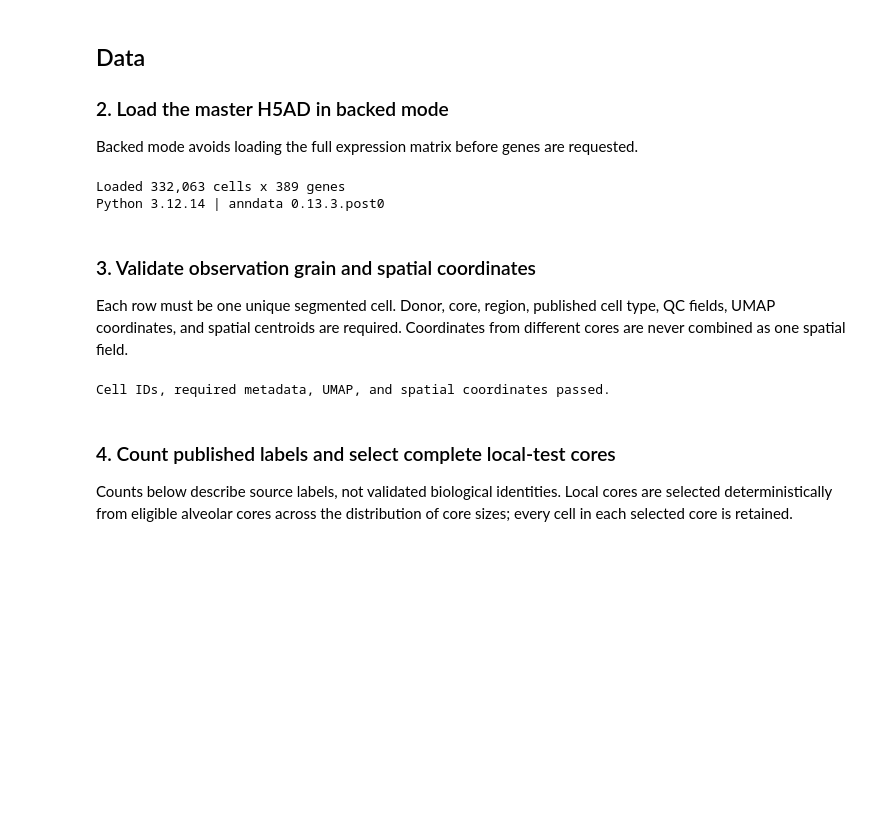
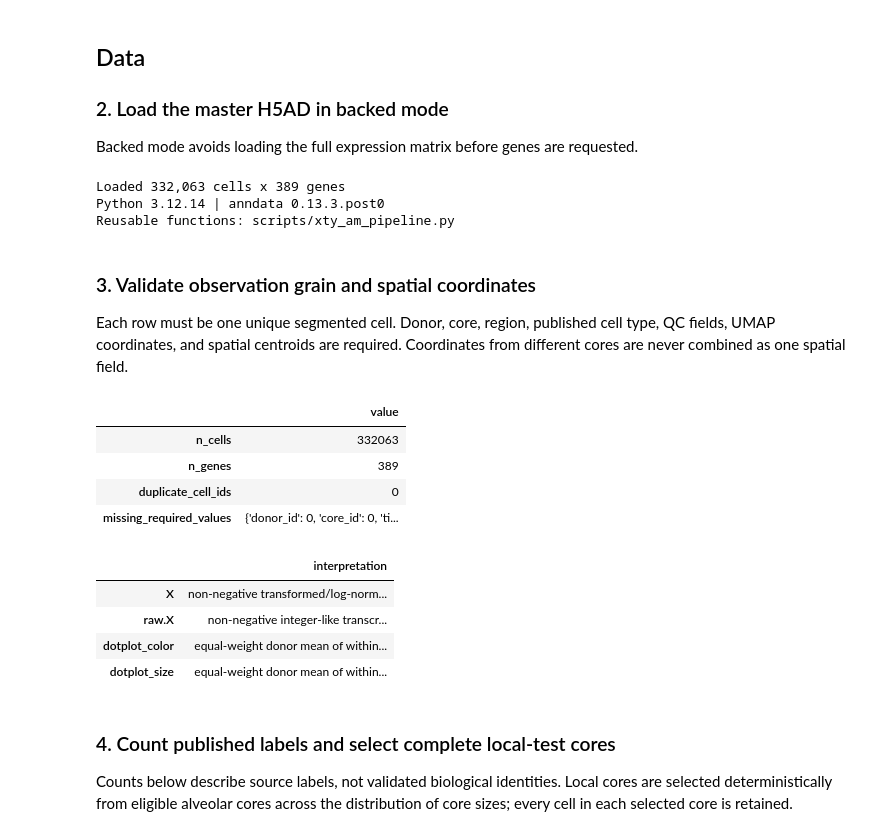
Before and after one commit to SharonWang/XTY_AM_project, a Jupyter notebook: notebooks/00_methodology_data_audit.ipynb, the cells around one changed output. Saved outputs shown, nothing was run; the diff lists cells and outputs as text; code cells hidden in the pictures; blank space fills up the shorter version.

Commit message:
Add reusable Xenium analysis pipeline

```diff
--- a/notebooks/00_methodology_data_audit.ipynb
+++ b/notebooks/00_methodology_data_audit.ipynb
@@ -51,42 +64,78 @@ Backed mode avoids loading the full expression matrix before genes are requested
 # %%
 import json
 import platform
-import sys
 
 import anndata as ad
 import numpy as np
 import pandas as pd
 
-assert DATA_PATH.exists(), f'Missing input: {DATA_PATH}'
-adata = ad.read_h5ad(DATA_PATH, backed='r')
-print(f'Loaded {adata.n_obs:,} cells x {adata.n_vars:,} genes')
-print(f'Python {platform.python_version()} | anndata {ad.__version__}')
+from scripts.xty_am_pipeline import (
+    CANONICAL_UNMEASURED_CHECKS,
+    CELLTYPE_PALETTE,
+    FOCUS_PALETTE,
+    MARKER_MODULES,
+    compute_program_scores,
+    configure_plot_style,
+    extract_marker_matrices,
+    marker_availability_table,
+    plot_focus_umap,
+    plot_full_umap,
+    plot_marker_dotplot,
+    plot_program_umap,
+    plot_spatial_celltypes,
+    plot_spatial_focus,
+    plot_spatial_programs,
+    save_figure,
+    select_representative_cores,
+    summarize_markers,
+    validate_xenium_metadata,
+)
+
+assert DATA_PATH.exists(), f"Missing input: {DATA_PATH}"
+adata = ad.read_h5ad(DATA_PATH, backed="r")
+configure_plot_style()
+print(f"Loaded {adata.n_obs:,} cells x {adata.n_vars:,} genes")
+print(f"Python {platform.python_version()} | anndata {ad.__version__}")
+print("Reusable functions: scripts/xty_am_pipeline.py")
 # %% [output]
 Loaded 332,063 cells x 389 genes
 Python 3.12.14 | anndata 0.13.3.post0
+Reusable functions: scripts/xty_am_pipeline.py
 # %% [markdown]
 ### 3. Validate observation grain and spatial coordinates
 
 Each row must be one unique segmented cell. Donor, core, region, published cell type, QC fields, UMAP coordinates, and spatial centroids are required. Coordinates from different cores are never combined as one spatial field.
 # %%
-required_obs = {
-    'donor_id', 'core_id', 'tissue_annotation', 'celltype_final',
-    'x_centroid', 'y_centroid', 'n_counts', 'n_genes',
+metadata_audit = validate_xenium_metadata(adata)
+display(pd.Series(metadata_audit, name="value").to_frame())
+
+x_probe = adata[:1000, :20].X
+raw_probe = adata.raw.X[:1000, :20]
+from scipy import sparse
+x_probe = x_probe.toarray() if sparse.issparse(x_probe) else np.asarray(x_probe)
+raw_probe = raw_probe.toarray() if sparse.issparse(raw_probe) else np.asarray(raw_probe)
+assert np.nanmin(x_probe) >= 0 and np.nanmin(raw_probe) >= 0
+assert np.allclose(raw_probe, np.round(raw_probe)), "raw.X is not integer-like"
+assert np.any(np.abs(x_probe - np.round(x_probe)) > 1e-4), "X does not appear transformed"
+
+expression_semantics = {
+    "X": "non-negative transformed/log-normalized expression",
+    "raw.X": "non-negative integer-like transcript counts",
+    "dotplot_color": "equal-weight donor mean of within-donor mean X",
+    "dotplot_size": "equal-weight donor mean of within-donor fraction raw.X > 0",
 }
-missing_obs = sorted(required_obs.difference(adata.obs.columns))
-assert not missing_obs, f'Missing required obs columns: {missing_obs}'
-assert adata.obs_names.is_unique, 'Cell identifiers are not unique'
-assert 'X_umap' in adata.obsm, 'Missing X_umap embedding'
-assert 'spatial' in adata.obsm, 'Missing spatial coordinates'
-assert adata.obsm['X_umap'].shape == (adata.n_obs, 2)
-assert adata.obsm['spatial'].shape == (adata.n_obs, 2)
-
-required_nonmissing = ['donor_id', 'core_id', 'tissue_annotation', 'celltype_final', 'x_centroid', 'y_centroid']
-missing_counts = adata.obs[required_nonmissing].isna().sum()
-assert int(missing_counts.sum()) == 0, missing_counts[missing_counts.gt(0)].to_dict()
-print('Cell IDs, required metadata, UMAP, and spatial coordinates passed.')
+display(pd.Series(expression_semantics, name="interpretation").to_frame())
 # %% [output]
-Cell IDs, required metadata, UMAP, and spatial coordinates passed.
+|  | value |
+| n_cells | 332063 |
+| n_genes | 389 |
+| duplicate_cell_ids | 0 |
+| missing_required_values | {'donor_id': 0, 'core_id': 0, 'ti... |
+|  | interpretation |
+| X | non-negative transformed/log-norm... |
+| raw.X | non-negative integer-like transcr... |
+| dotplot_color | equal-weight donor mean of within... |
+| dotplot_size | equal-weight donor mean of within... |
 # %% [markdown]
 ### 4. Count published labels and select complete local-test cores
 
```
Also changed, not shown: parts of 6 cells of this notebook, 23 other files.
